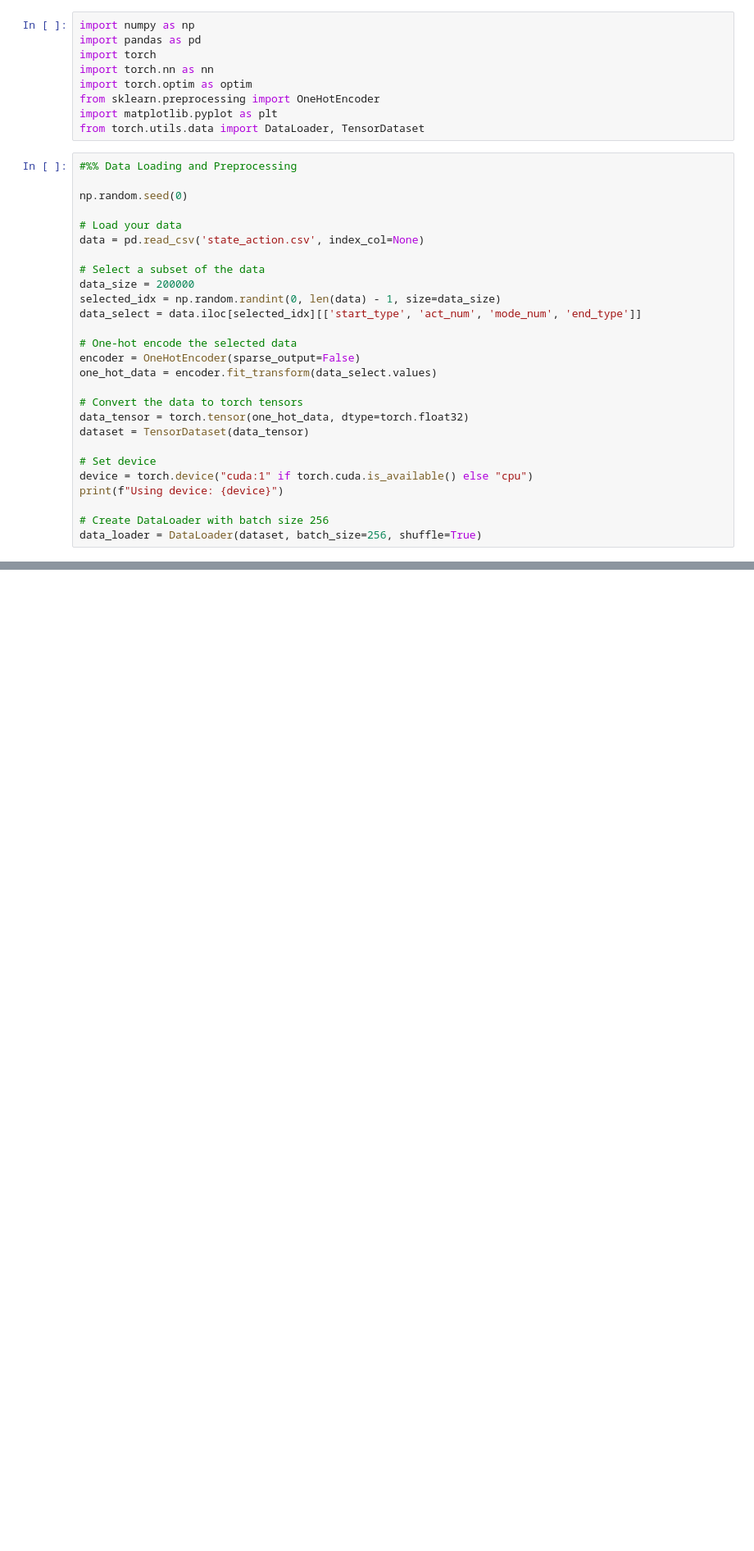
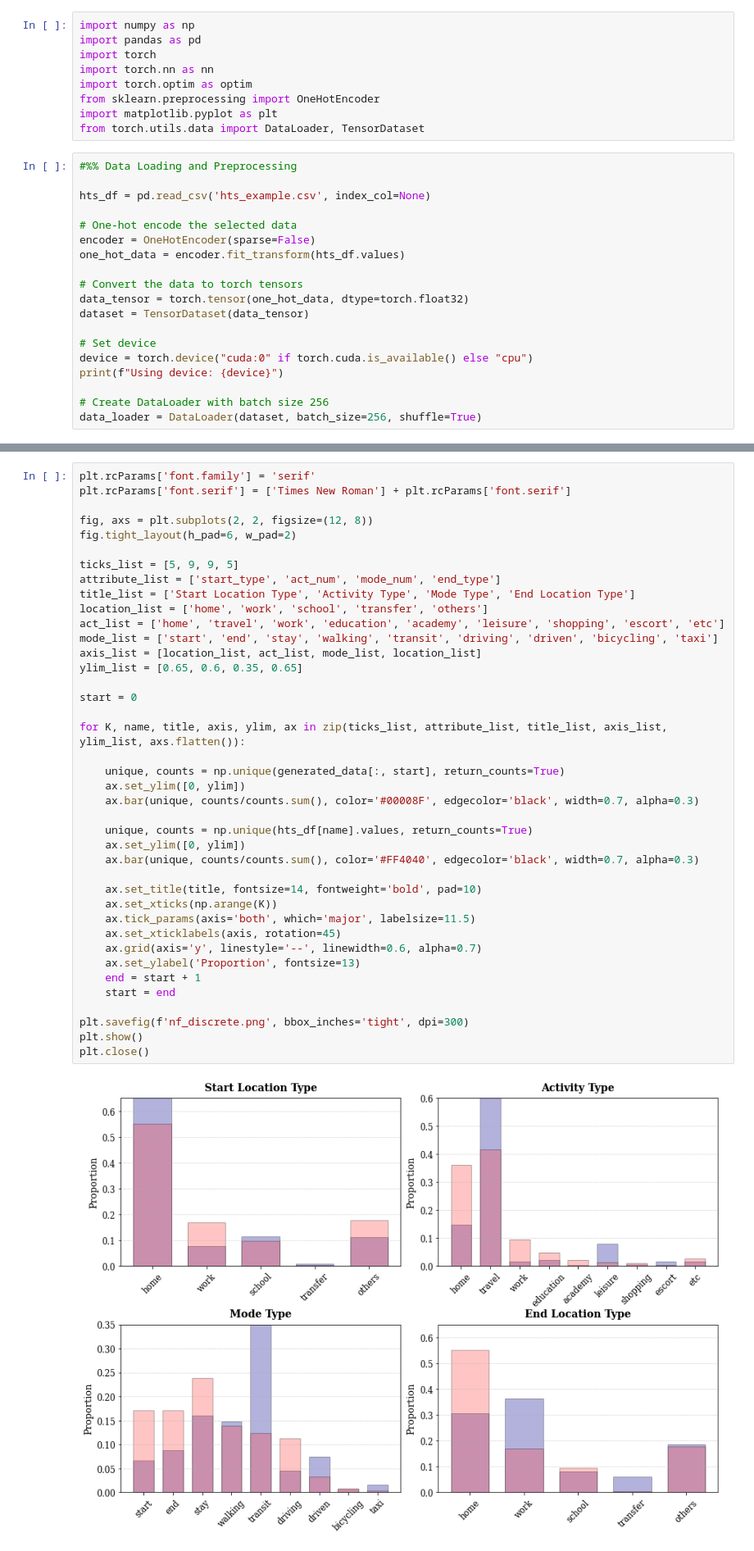
Before and after one commit to benchoi93/DGMinTransportation, a Jupyter notebook: TravelSurvey/NF_discrete.ipynb, the cells around one changed output, grey strips where cells are left out. Shown: that part at 82% size. Saved outputs shown, nothing was run; the diff lists cells and outputs as text; blank space fills up the shorter version.

Commit message:
change of data

```diff
--- a/TravelSurvey/NF_discrete.ipynb
+++ b/TravelSurvey/NF_discrete.ipynb
@@ -10,26 +10,18 @@ from torch.utils.data import DataLoader, TensorDataset
 # %%
 #%% Data Loading and Preprocessing
 
-np.random.seed(0)
-
-# Load your data
-data = pd.read_csv('state_action.csv', index_col=None)
-
-# Select a subset of the data
-data_size = 200000
-selected_idx = np.random.randint(0, len(data) - 1, size=data_size)
-data_select = data.iloc[selected_idx][['start_type', 'act_num', 'mode_num', 'end_type']]
+hts_df = pd.read_csv('hts_example.csv', index_col=None)
 
 # One-hot encode the selected data
-encoder = OneHotEncoder(sparse_output=False)
-one_hot_data = encoder.fit_transform(data_select.values)
+encoder = OneHotEncoder(sparse=False)
+one_hot_data = encoder.fit_transform(hts_df.values)
 
 # Convert the data to torch tensors
 data_tensor = torch.tensor(one_hot_data, dtype=torch.float32)
 dataset = TensorDataset(data_tensor)
 
 # Set device
-device = torch.device("cuda:1" if torch.cuda.is_available() else "cpu")
+device = torch.device("cuda:0" if torch.cuda.is_available() else "cpu")
 print(f"Using device: {device}")
 
 # Create DataLoader with batch size 256
@@ -236,0 +190,42 @@ plt.show()
+# %%
+plt.rcParams['font.family'] = 'serif'
+plt.rcParams['font.serif'] = ['Times New Roman'] + plt.rcParams['font.serif']
+
+fig, axs = plt.subplots(2, 2, figsize=(12, 8))
+fig.tight_layout(h_pad=6, w_pad=2)
+
+ticks_list = [5, 9, 9, 5]
+attribute_list = ['start_type', 'act_num', 'mode_num', 'end_type']
+title_list = ['Start Location Type', 'Activity Type', 'Mode Type', 'End Location Type']
+location_list = ['home', 'work', 'school', 'transfer', 'others']
+act_list = ['home', 'travel', 'work', 'education', 'academy', 'leisure', 'shopping', 'escort', 'etc']
+mode_list = ['start', 'end', 'stay', 'walking', 'transit', 'driving', 'driven', 'bicycling', 'taxi']
+axis_list = [location_list, act_list, mode_list, location_list]
+ylim_list = [0.65, 0.6, 0.35, 0.65]
+
+start = 0
+
+for K, name, title, axis, ylim, ax in zip(ticks_list, attribute_list, title_list, axis_list, ylim_list, axs.flatten()):
+
+    unique, counts = np.unique(generated_data[:, start], return_counts=True)
+    ax.set_ylim([0, ylim])
+    ax.bar(unique, counts/counts.sum(), color='#00008F', edgecolor='black', width=0.7, alpha=0.3)
+
+    unique, counts = np.unique(hts_df[name].values, return_counts=True)
+    ax.set_ylim([0, ylim])
+    ax.bar(unique, counts/counts.sum(), color='#FF4040', edgecolor='black', width=0.7, alpha=0.3)
+
+    ax.set_title(title, fontsize=14, fontweight='bold', pad=10)
+    ax.set_xticks(np.arange(K))
+    ax.tick_params(axis='both', which='major', labelsize=11.5)
+    ax.set_xticklabels(axis, rotation=45)
+    ax.grid(axis='y', linestyle='--', linewidth=0.6, alpha=0.7)
+    ax.set_ylabel('Proportion', fontsize=13)
+    end = start + 1
+    start = end
+
+plt.savefig(f'nf_discrete.png', bbox_inches='tight', dpi=300)
+plt.show()
+plt.close()
+# %% [output]
+[figure, added]
```
Also changed, not shown: parts of 6 cells of this notebook.
